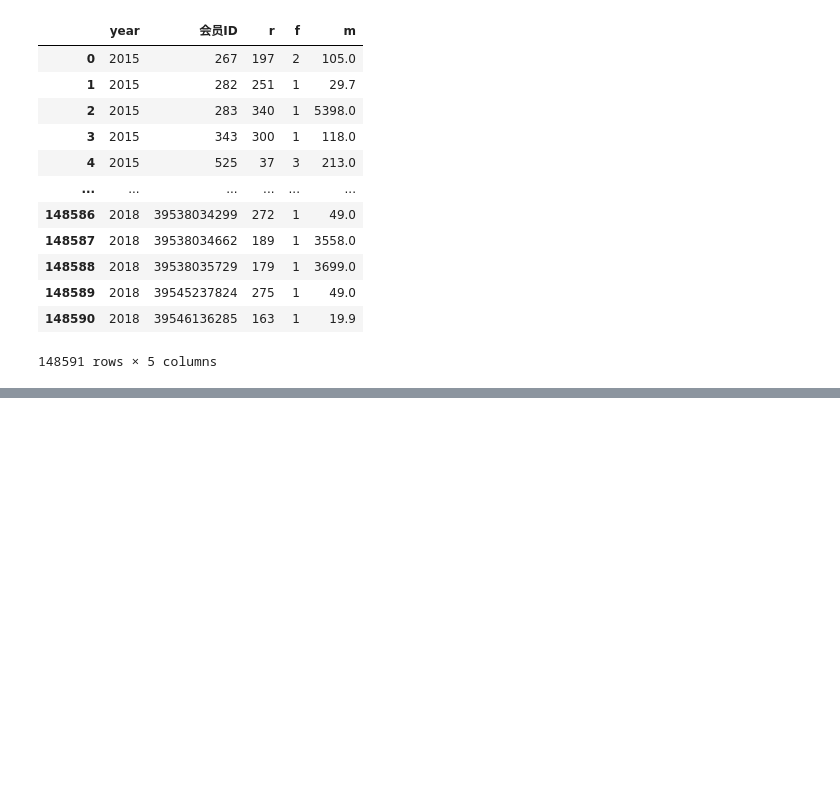
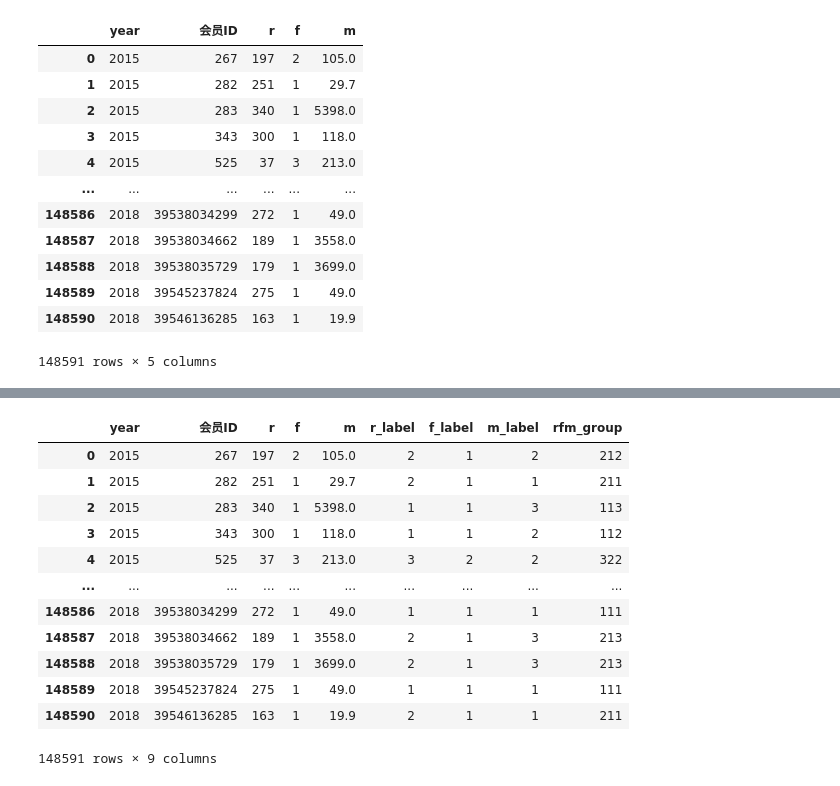
Before and after one commit to xlg08/Python_fo, a Jupyter notebook: 02_数据处理和统计分析/day12_RFM模型/RFM模型开发.ipynb, the cells around one changed output, grey strips where cells are left out. Saved outputs shown, nothing was run; the diff lists cells and outputs as text; code cells hidden in the pictures; blank space fills up the shorter version.

```diff
--- a/02_数据处理和统计分析/day12_RFM模型/RFM模型开发.ipynb
+++ b/02_数据处理和统计分析/day12_RFM模型/RFM模型开发.ipynb
@@ -199,0 +262,12 @@ rfm
+# %%
+r_bins = [-1,85,264,365]
+f_bins = [0,2,4,200]
+m_bins = [1,69,1139,400000]
+# %%
+# 基于手动指定的范围区间，给出每个范围 （评分     低中高     321）
+rfm['r_label'] = pd.cut(rfm['r'],bins=r_bins,labels=[3,2,1])        # cut()函数 包尾不包头
+# (121.667, 243.333], (243.333, 365.0], (-0.365, 121.667]
+# 不包含           包含 不包含        包含 不包含           包含
+rfm['f_label'] = pd.cut(rfm['f'],bins=f_bins,labels=[1,2,3])
+rfm['m_label'] = pd.cut(rfm['m'],bins=m_bins,labels=[1,2,3])
+rfm
@@ -199,0 +306,6 @@ rfm
+# %%
+# 升级写法  （更加灵活）
+rfm['r_label'] = pd.cut(rfm['r'],bins=r_bins,labels=[i for i in range(len(r_bins)-1,0,-1)])
+rfm['f_label'] = pd.cut(rfm['f'],bins=f_bins,labels=[i for i in range(1,len(f_bins))])
+rfm['m_label'] = pd.cut(rfm['m'],bins=m_bins,labels=[i for i in range(1,len(m_bins))])
+rfm
@@ -199,0 +344,11 @@ rfm
+# %%
+# rfm 评分已经出来了，现在有两种解决方案
+# 方案一：计算出来一个得分  3  6  6
+# 方案二：将rfm三个值进行拼接，因为我们的数据结果给运营&销售人员，采用拼接的方式，方便他分析客户
+
+
+# 因为类型无法满足拼接操作 --> 转换类型
+rfm['r_label'] = rfm['r_label'].astype(str)
+rfm['f_label'] = rfm['f_label'].astype(str)
+rfm['m_label'] = rfm['m_label'].astype(str)
+rfm.info()
@@ -199,0 +371,18 @@ rfm
+# %%
+# 作评分拼接
+rfm['rfm_group'] = rfm['r_label'] + rfm['f_label'] + rfm['m_label']
+rfm
+# %% [output]
+|  | year | 会员ID | r | f | m | r_label | f_label | m_label | rfm_group |
+| 0 | 2015 | 267 | 197 | 2 | 105.0 | 2 | 1 | 2 | 212 |
+| 1 | 2015 | 282 | 251 | 1 | 29.7 | 2 | 1 | 1 | 211 |
+| 2 | 2015 | 283 | 340 | 1 | 5398.0 | 1 | 1 | 3 | 113 |
+| 3 | 2015 | 343 | 300 | 1 | 118.0 | 1 | 1 | 2 | 112 |
+| 4 | 2015 | 525 | 37 | 3 | 213.0 | 3 | 2 | 2 | 322 |
+| ... | ... | ... | ... | ... | ... | ... | ... | ... | ... |
+| 148586 | 2018 | 39538034299 | 272 | 1 | 49.0 | 1 | 1 | 1 | 111 |
+| 148587 | 2018 | 39538034662 | 189 | 1 | 3558.0 | 2 | 1 | 3 | 213 |
+| 148588 | 2018 | 39538035729 | 179 | 1 | 3699.0 | 2 | 1 | 3 | 213 |
+| 148589 | 2018 | 39545237824 | 275 | 1 | 49.0 | 1 | 1 | 1 | 111 |
+| 148590 | 2018 | 39546136285 | 163 | 1 | 19.9 | 2 | 1 | 1 | 211 |
+148591 rows × 9 columns
```
Also changed, not shown: parts of 18 cells of this notebook, 1 other file.
